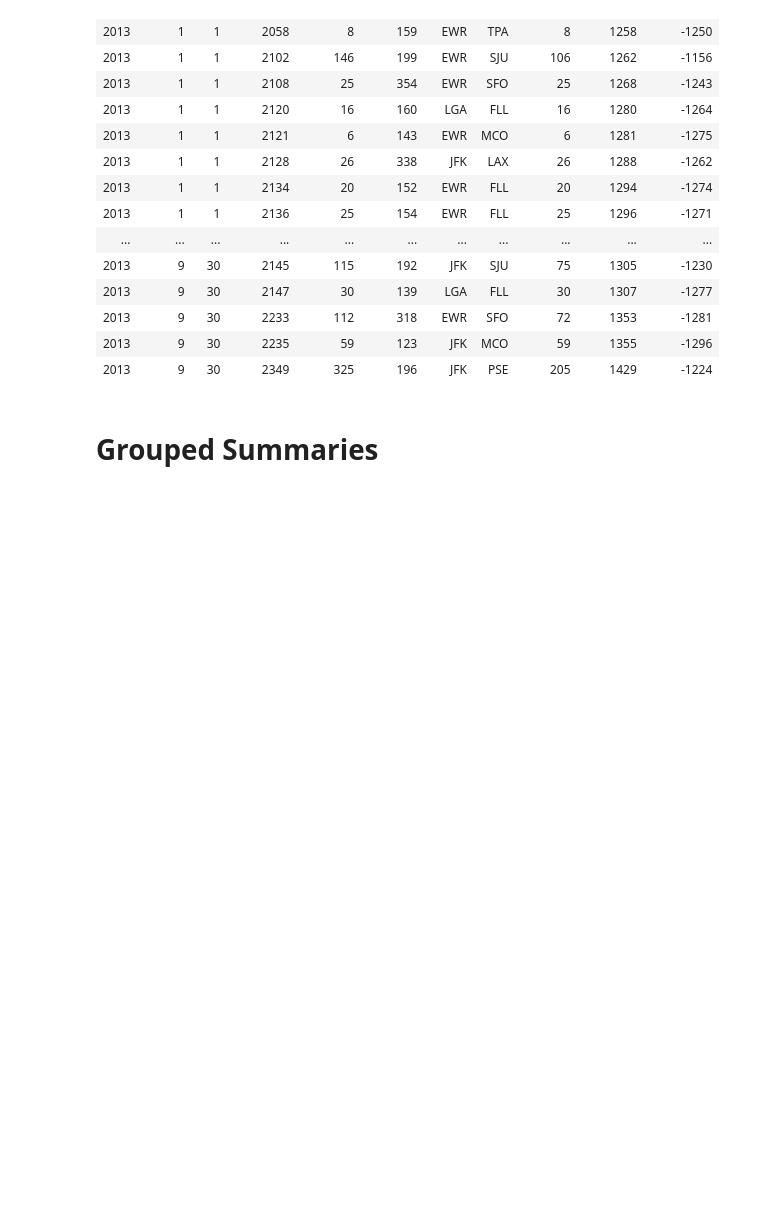
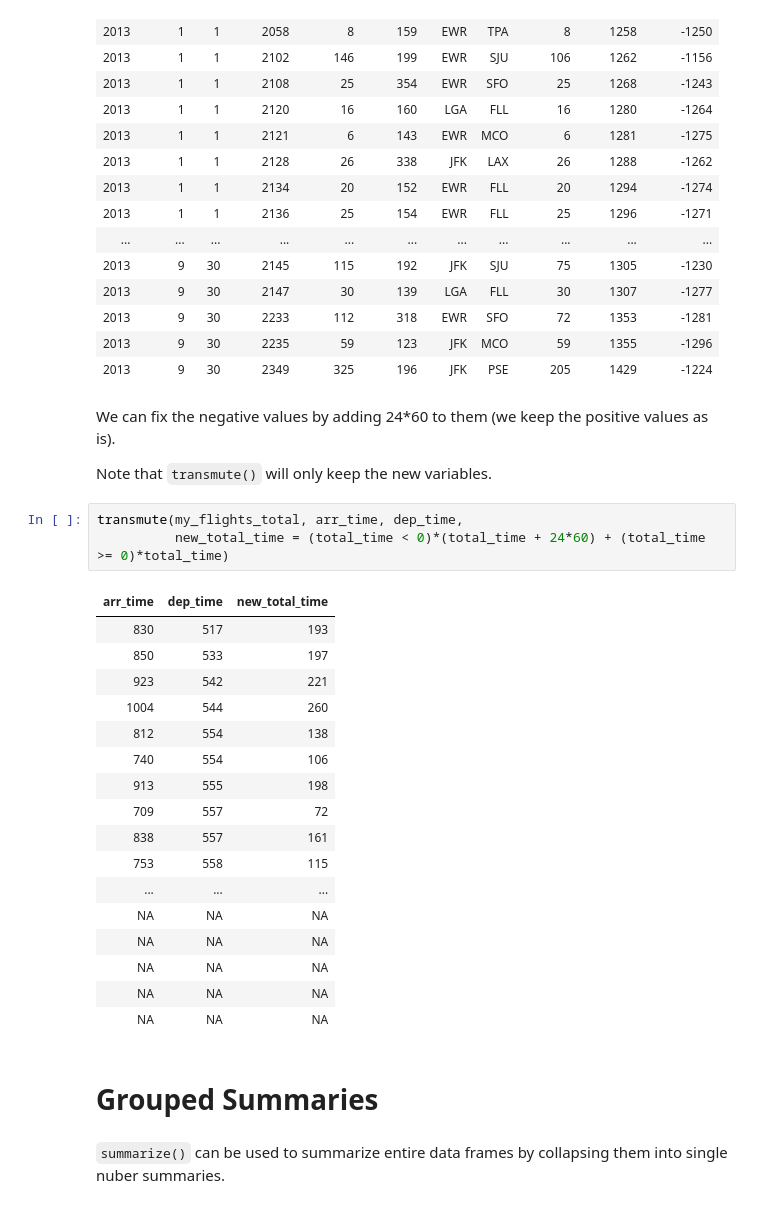
Before and after one commit to ambujtewari/stats306-fall2017, a Jupyter notebook: Lecture05.ipynb, the cells around one changed output. Cells and saved outputs as stored; diff of their text form; blank space fills up the shorter version.

```diff
--- a/Lecture05.ipynb
+++ b/Lecture05.ipynb
@@ -261,5 +286,32 @@ filter(my_flights_total, total_time < 0)
 | 2013 | 9 | 30 | 2233 | 112 | 318 | EWR | SFO | 72 | 1353 | -1281 |
 | 2013 | 9 | 30 | 2235 | 59 | 123 | JFK | MCO | 59 | 1355 | -1296 |
 | 2013 | 9 | 30 | 2349 | 325 | 196 | JFK | PSE | 205 | 1429 | -1224 |
+# %% [markdown]
+We can fix the negative values by adding 24\*60 to them (we keep the positive values as is).
+
+Note that `transmute()` will only keep the new variables.
+# %%
+transmute(my_flights_total, arr_time, dep_time,
+          new_total_time = (total_time < 0)*(total_time + 24*60) + (total_time >= 0)*total_time)
+# %% [output]
+| arr_time | dep_time | new_total_time |
+| 830 | 517 | 193 |
+| 850 | 533 | 197 |
+| 923 | 542 | 221 |
+| 1004 | 544 | 260 |
+| 812 | 554 | 138 |
+| 740 | 554 | 106 |
+| 913 | 555 | 198 |
+| 709 | 557 | 72 |
+| 838 | 557 | 161 |
+| 753 | 558 | 115 |
+| ... | ... | ... |
+| NA | NA | NA |
+| NA | NA | NA |
+| NA | NA | NA |
+| NA | NA | NA |
+| NA | NA | NA |
 # %% [markdown]
 # Grouped Summaries
+# %% [markdown]
+`summarize()` can be used to summarize entire data frames by collapsing them into single nuber summaries.
```
Also changed, not shown: parts of 26 cells of this notebook.
